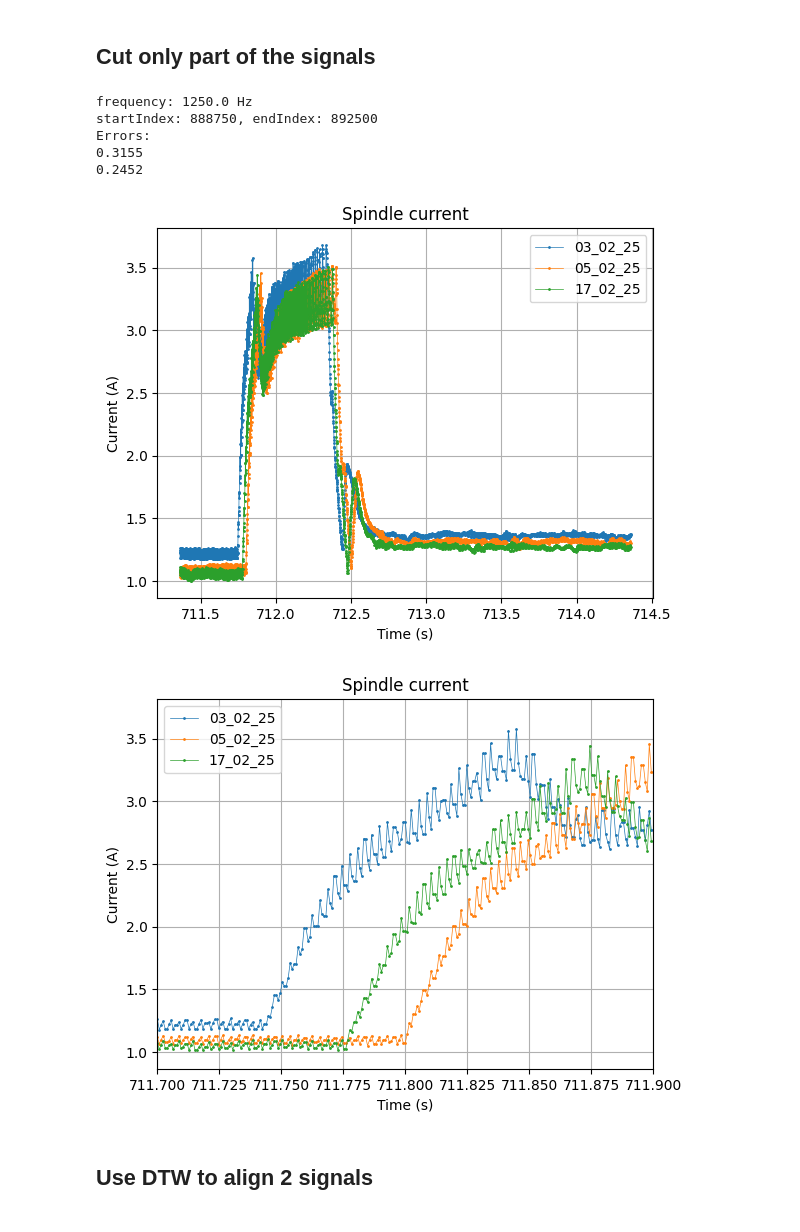
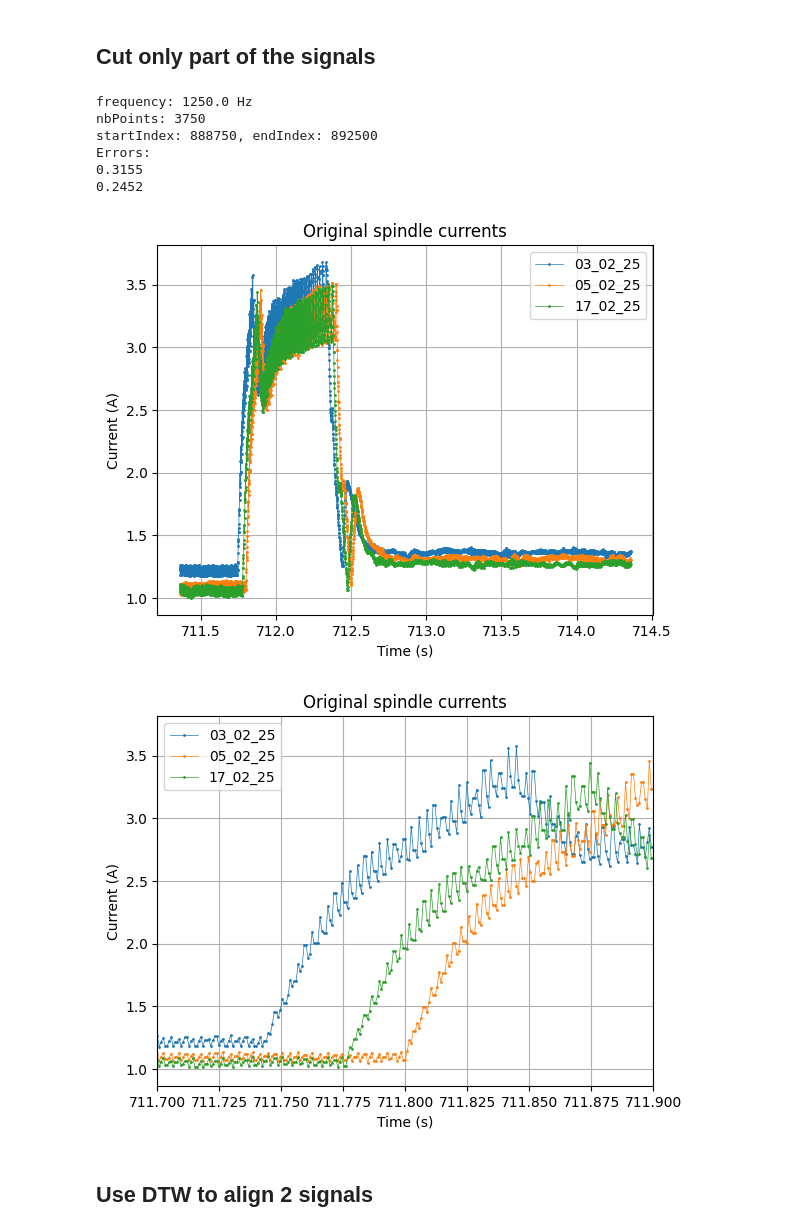
Before and after one commit to opatiny/predictiveMaintenance, a Jupyter notebook: src/notebooks/alignSignals.ipynb, the cells around one changed output. Saved outputs shown, nothing was run; the diff lists cells and outputs as text; code cells hidden in the pictures.

```diff
--- a/src/notebooks/alignSignals.ipynb
+++ b/src/notebooks/alignSignals.ipynb
@@ -112,6 +112,9 @@ endTime = 714 # seconds
 
 startIndex = int(startTime * frequency)
 endIndex = int(endTime * frequency)
+
+nbPoints = endIndex - startIndex
+print(f'nbPoints: {nbPoints}')
 
 print(f'startIndex: {startIndex}, endIndex: {endIndex}')
 
@@ -123,37 +126,38 @@ cutTimes = [time[startIndex:endIndex] for time in times]
 printErrors(cutSignals[0], cutSignals[1:])
 
 
 # plot signals
 plt.figure()
 # plot all signals in one plot
 for i in range(len(cutSignals)):
     plt.plot(cutTimes[i], cutSignals[i],"o-", markersize=1, lw = 0.5, label=dates[i],)
 plt.legend()
-plt.title('Spindle current')
+plt.title('Original spindle currents')
 plt.xlabel('Time (s)')
 plt.ylabel('Current (A)')
 plt.grid()
 
 
 # zoom in on the signals
 plt.figure()
 # plot all signals in one plot
 for i in range(len(cutSignals)):
     plt.plot(cutTimes[i], cutSignals[i],"o-", markersize=1, lw = 0.5, label=dates[i],)
 plt.legend()
-plt.title('Spindle current')
+plt.title('Original spindle currents')
 plt.xlabel('Time (s)')
 plt.ylabel('Current (A)')
 plt.xlim(711.7, 711.9)
 plt.grid()
 # %% [output]
 frequency: 1250.0 Hz
+nbPoints: 3750
 startIndex: 888750, endIndex: 892500
 Errors:
 0.3155
 0.2452
-[figure, old version]
+[figure, new version]
-[figure, old version]
+[figure, new version]
 # %% [markdown]
 ## Use DTW to align 2 signals
 # %%
```
Also changed, not shown: parts of 3 cells of this notebook, 7 other files.
